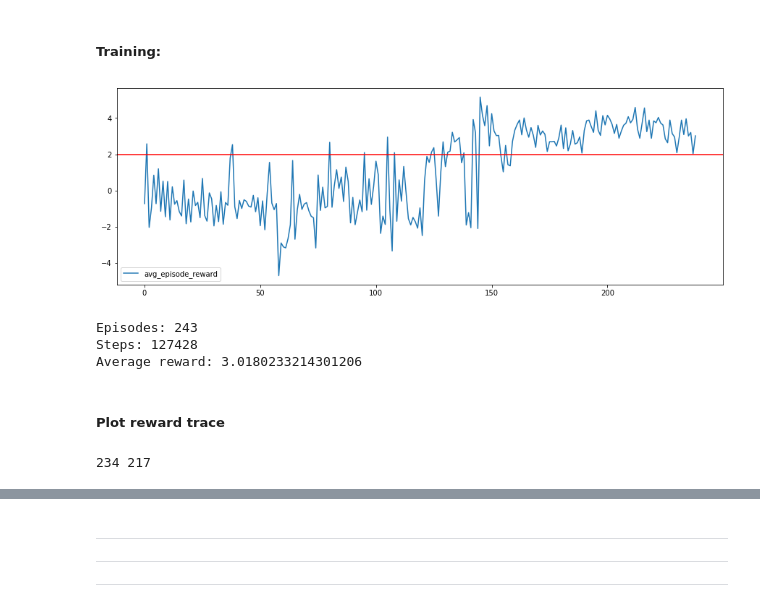
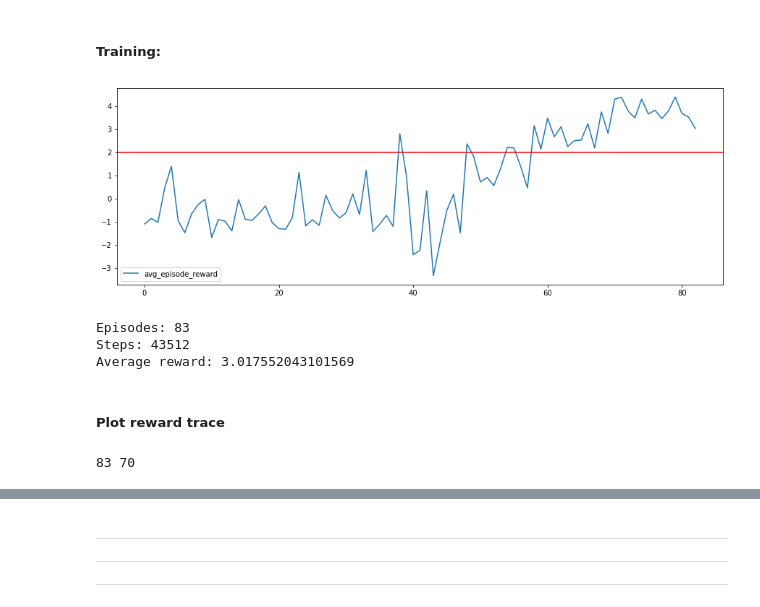
Before and after one commit to willarliss/Trade-Bot-2, a Jupyter notebook: train__main.ipynb, the cells around one changed output, grey strips where cells are left out. Drawn from its saved outputs; the diff is of its cells as text; code cells hidden in the pictures.

```diff
--- a/train__main.ipynb
+++ b/train__main.ipynb
@@ -24,6 +24,7 @@ warnings.simplefilter('ignore')
 ---
 # %%
 HOLDOUT = pd.to_datetime('2019-01-01')
+REPORT = 50
 # %%
 env_name = 'TradingEnv9'
 db_name = './data/HistoricalPriceData.db'
@@ -119,9 +120,10 @@ predictor = Predictor(
 # %% [markdown]
 ##### Initialize training variables
 # %%
-starting_step = 3e4 # Number of random steps at start
+starting_step = 2e4 # Number of random steps at start
+init_thresh = 2 # When to stop initialization
+episodes = 1e3 # Number of episodes to train on
 
-episodes = 1e3 # Number of episodes to train on
 total_steps = 0
 training = False
 # %%
@@ -175,47 +177,49 @@ for ep in np.arange(ep, episodes):
 
     agent.train(steps, batch_size, gamma, tau, policy_noise, noise_clip, policy_freq)
     predictor.train(batch_size=batch_size)
 
     reward_trace['net_worth_diff'].append(sum(np.array(env.net_worth)-np.array(env.net_worth_long)))
     reward_trace['avg_episode_reward'].append(np.mean(episode_reward))
     reward_trace['sum_episode_reward'].append(sum(episode_reward))
     reward_trace['exploration_noise'].append(round(expl_noise, 9))
 
     ax = live_plot(reward_trace, trace='avg')
     plt.axhline(2, c='r')
     plt.show()
 
-    if training and all([i>=2.0 for i in reward_trace['avg_episode_reward'][-20:]]):
+    if training and all(
+        [i>=init_thresh for i in reward_trace['avg_episode_reward'][-REPORT//2:]]
+    ):
 
         agent.save(
             f'{file_name}_init',
             './models/all_td3',
         )
 
         predictor.save(
             f'{file_name}_init',
             './models/all_td3',
         )
 
         print('Episodes:', int(ep))
         print('Steps:', total_steps)
         print('Average reward:', reward_trace['avg_episode_reward'][-1])
 
         break
 # %% [output]
-[figure, old version]
+[figure, new version]
-Episodes: 243
-Steps: 127428
-Average reward: 3.0180233214301206
+Episodes: 83
+Steps: 43512
+Average reward: 3.017552043101569
 # %% [markdown]
 ##### Plot reward trace
 # %%
 nwd = pd.Series(reward_trace['net_worth_diff'])
-nwd = nwd.rolling(window=50, center=True, min_periods=1).mean()
+nwd = nwd.rolling(window=REPORT, center=True, min_periods=1).mean()
 
 print(np.argmax(nwd)+1, np.argmax(reward_trace['net_worth_diff'])+1)
 # %% [output]
-234 217
+83 70
 # %%
 plt.figure(figsize=(15,5))
 
```
Also changed, not shown: parts of 11 cells of this notebook, 43 other files.
